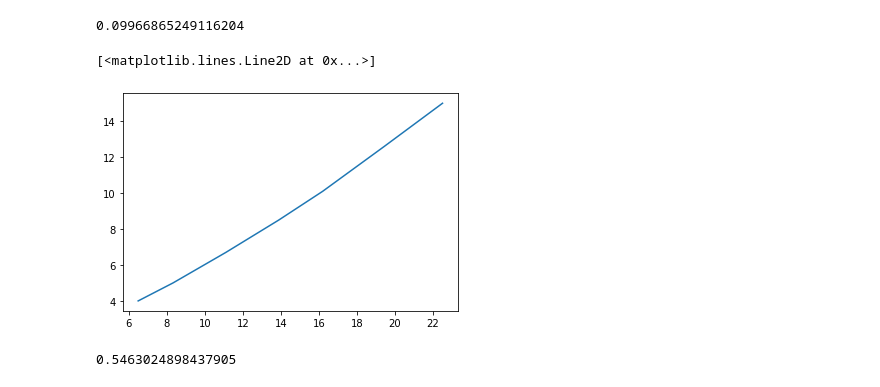
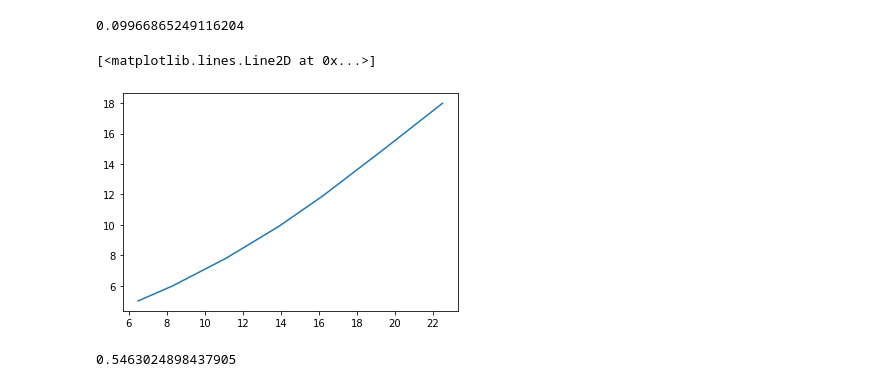
Before and after one commit to rgilman33/bespoke, a Jupyter notebook: nb/trn_hq.ipynb, the cells around one changed output. Drawn from its saved outputs; the diff is of its cells as text; code cells hidden in the pictures.

```diff
--- a/nb/trn_hq.ipynb
+++ b/nb/trn_hq.ipynb
@@ -216,23 +216,32 @@ math.atan(.1)
 # %% [output]
 0.09966865249116204
 # %%
-min_dist_lookup = [
+"""min_dist_lookup = [
     (6.5, 4.), # 14.5 mph
     (8.33, 5.0), #18 mph (speed mps, wp dist m)
     (11.11, 6.7), # 24 mph
     (13.89, 8.5), # 30 mph
     (16.2, 10.1), # 36 mph
     (19.44, 12.6), # 43 mph
     (22.5, 15.), # 50 mph
+]"""
+min_dist_lookup = [
+    (6.5, 5.), # 14.5 mph
+    (8.33, 6.0), #18 mph (speed mps, wp dist m)
+    (11.11, 7.8), # 24 mph
+    (13.89, 9.9), # 30 mph
+    (16.2, 11.9), # 36 mph
+    (19.44, 15), # 43 mph
+    (22.5, 18.), # 50 mph
 ]
 
 min_dist_bps = [x[0] for x in min_dist_lookup]
 min_dist_vals = [x[1] for x in min_dist_lookup]
 
 plt.plot(min_dist_bps, min_dist_vals)
 # %% [output]
 [<matplotlib.lines.Line2D at 0x...>]
-[figure, old version]
+[figure, new version]
 # %%
 min_dist_lookup = [ # 3.29
     (6.5, 4.), # 14.5 mph
```
Also changed, not shown: 2 other files.
